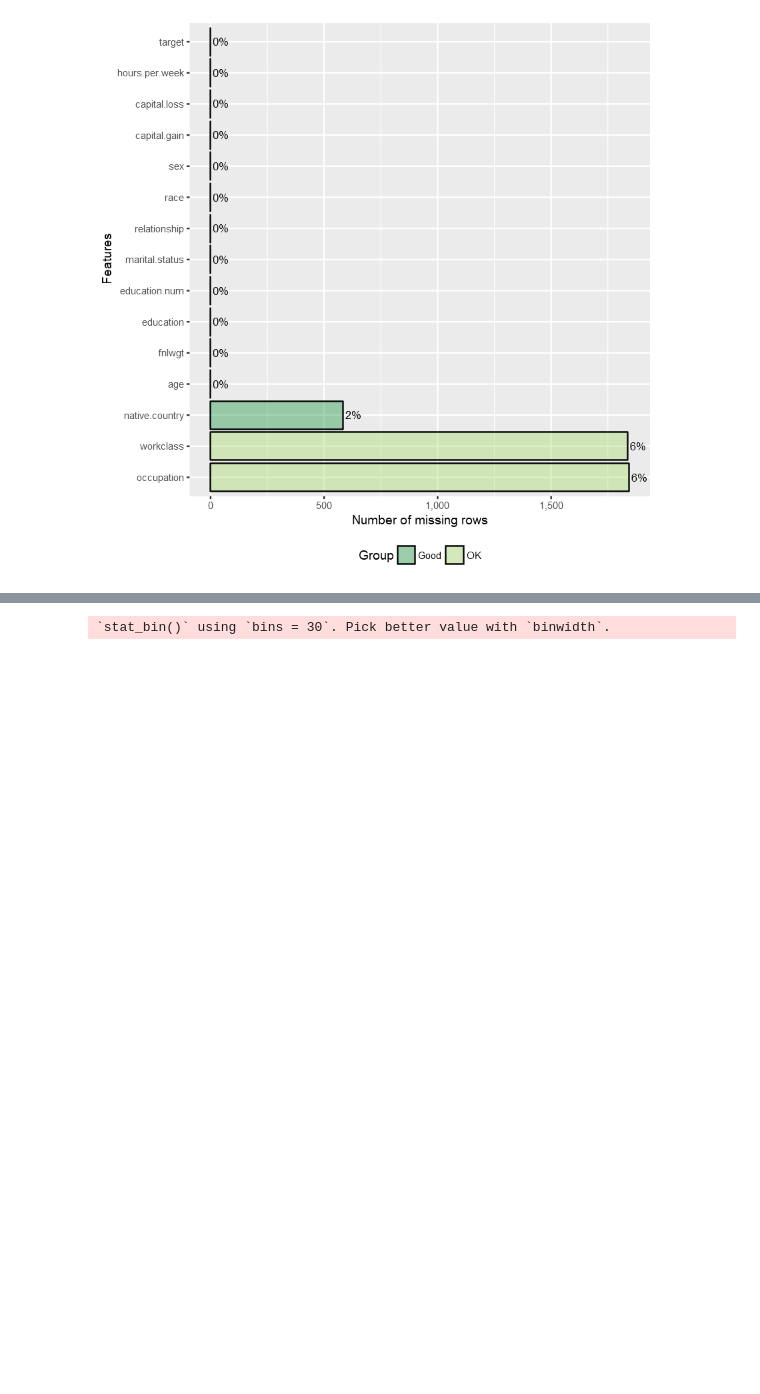
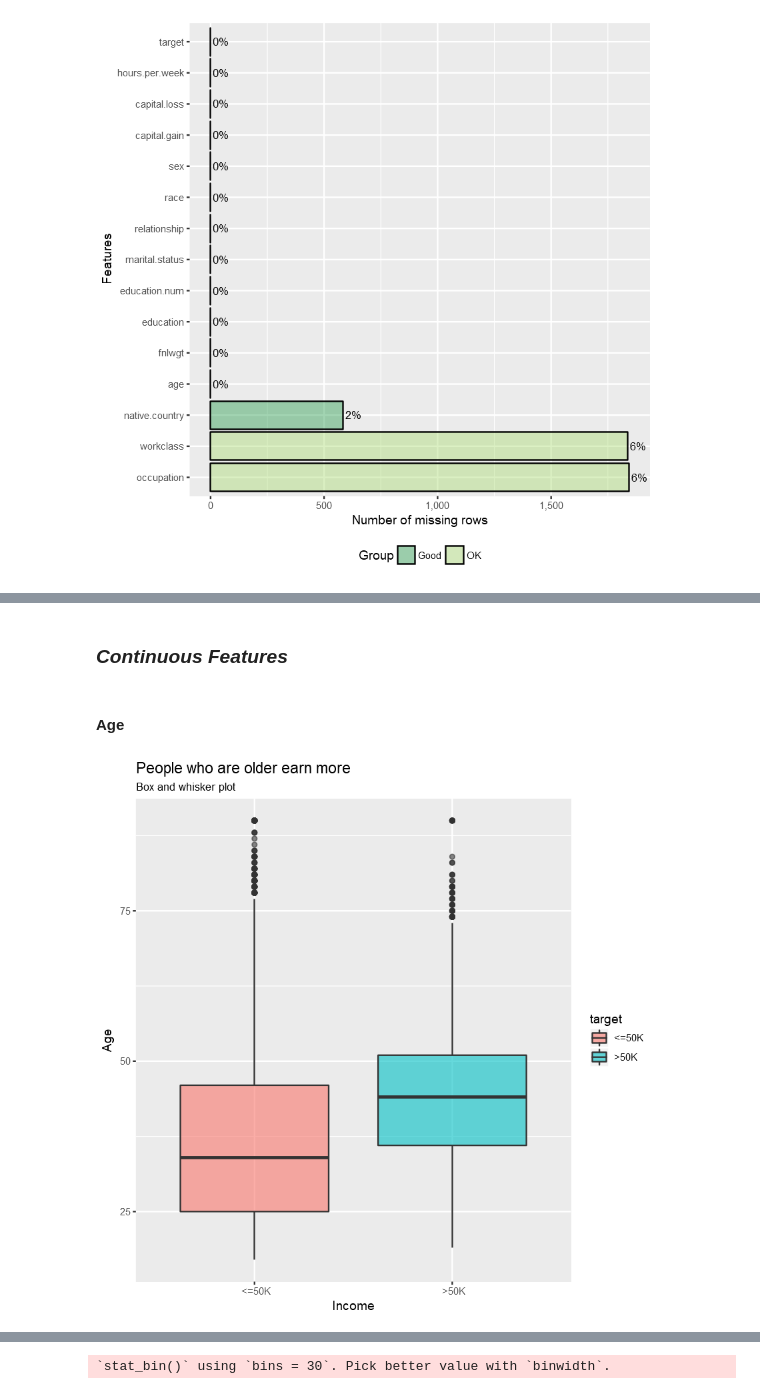
Before and after one commit to MElHuseyni/Predict-Income-using-US-Census-Data, a Jupyter notebook: Exploratory Data Analysis in R.ipynb, the cells around one changed output, grey strips where cells are left out. Drawn from its saved outputs; the diff is of its cells as text; code cells hidden in the pictures; blank space fills up the shorter version.

```diff
--- a/Exploratory Data Analysis in R.ipynb
+++ b/Exploratory Data Analysis in R.ipynb
@@ -173,0 +206,13 @@ Contineous Features
+# %% [markdown]
+### *Continuous Features*
+# %% [markdown]
+#### **Age**
+# %%
+age_box <- ggplot(adult, aes(x = target, y = age, fill = target)) +
+   geom_boxplot(alpha = 0.6) +
+   labs(x = "Income", y = "Age", title = "People who are older earn more",
+        subtitle = "Box and whisker plot")
+
+age_box
+# %% [output]
+[figure, added]
```
Also changed, not shown: parts of 79 cells of this notebook.
